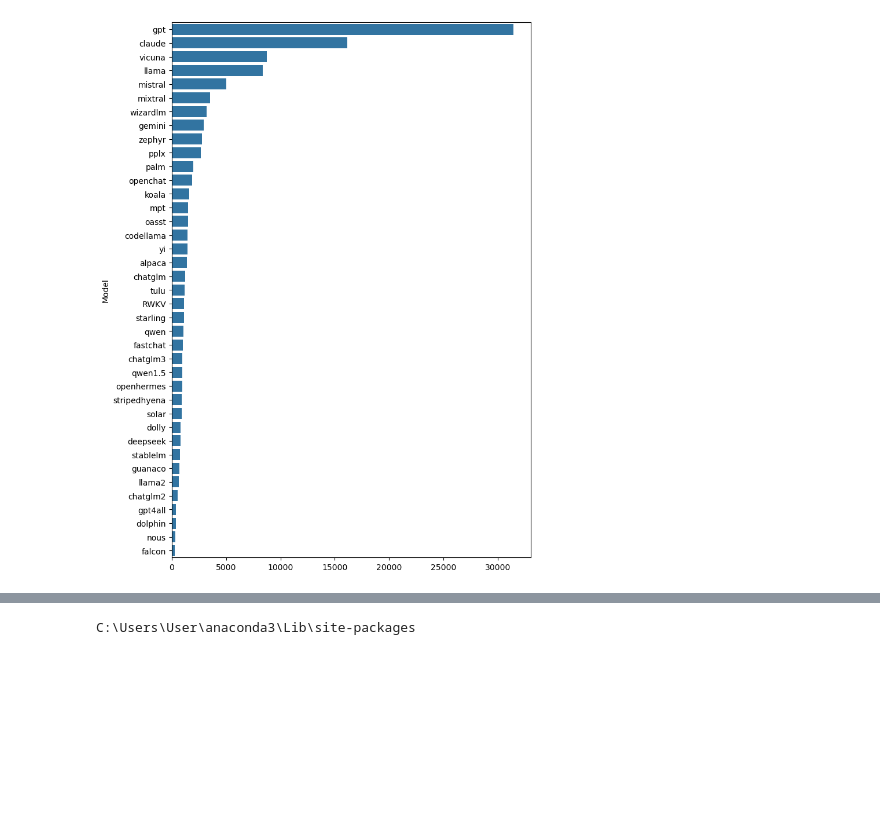
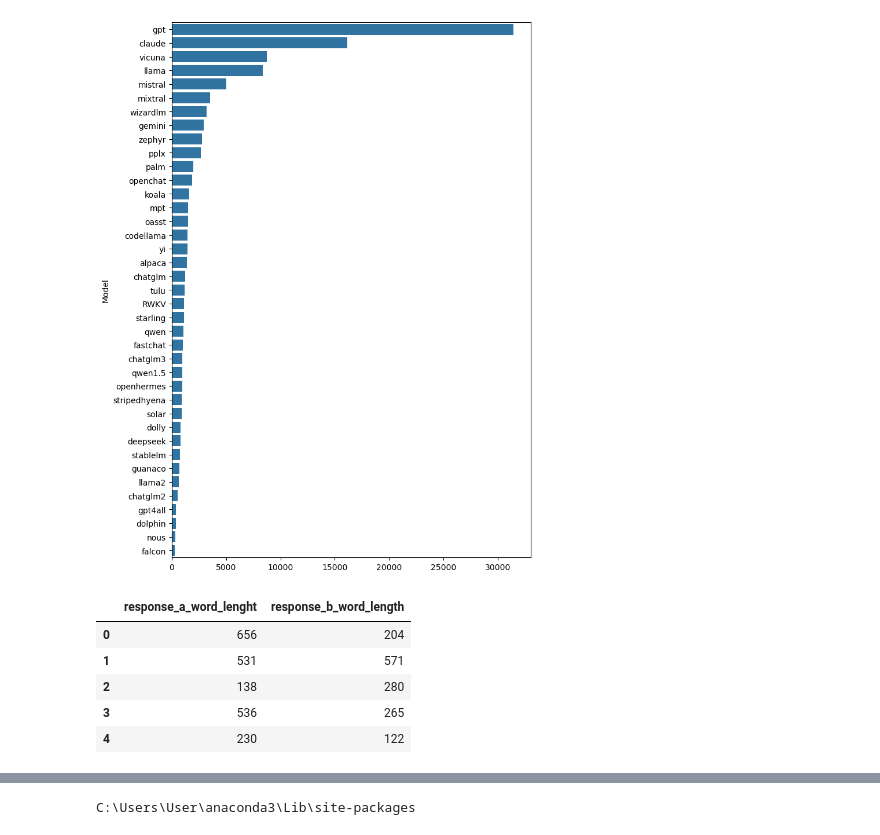
Before and after one commit to Dmytro1996/llm_classification_finetuning_kaggle, a Jupyter notebook: LLM_Classification_Finetuning.ipynb, the cells around one changed output, grey strips where cells are left out. Drawn from its saved outputs; the diff is of its cells as text; code cells hidden in the pictures; blank space fills up the shorter version.

```diff
--- a/LLM_Classification_Finetuning.ipynb
+++ b/LLM_Classification_Finetuning.ipynb
@@ -156,3 +156,16 @@ sns.barplot(x = models_by_num_of_occurences.values, y = models_by_num_of_occuren
 # %% [output]
 <Axes: ylabel='Model'>
 [figure]
+# %%
+def count_num_of_words(row):
+    return pd.Series([len(row.response_a.split()), len(row.response_b.split())])
+
+llm_responses[['response_a_word_lenght', 'response_b_word_length']] = llm_responses.apply(lambda row : count_num_of_words(row), axis = 1).values
+llm_responses[['response_a_word_lenght', 'response_b_word_length']].head()
+# %% [output]
+|  | response_a_word_lenght | response_b_word_length |
+| 0 | 656 | 204 |
+| 1 | 531 | 571 |
+| 2 | 138 | 280 |
+| 3 | 536 | 265 |
+| 4 | 230 | 122 |
```
Also changed, not shown: parts of 3 cells of this notebook.
